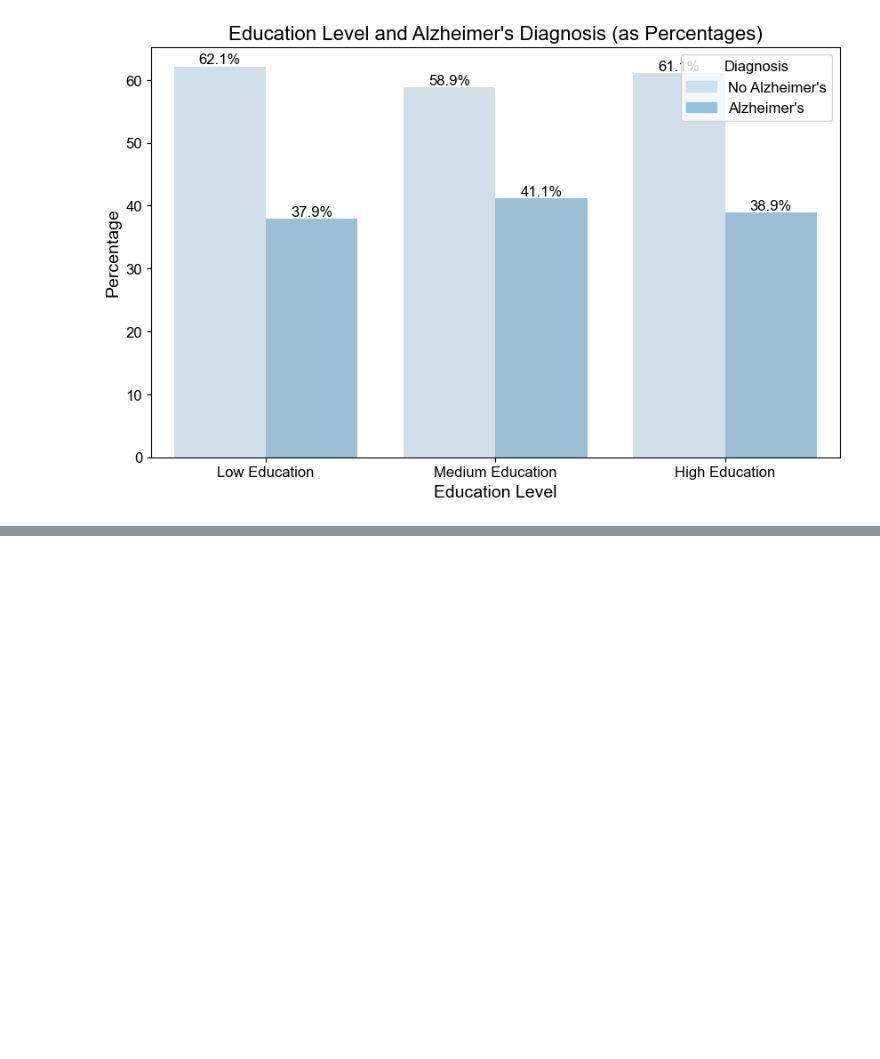
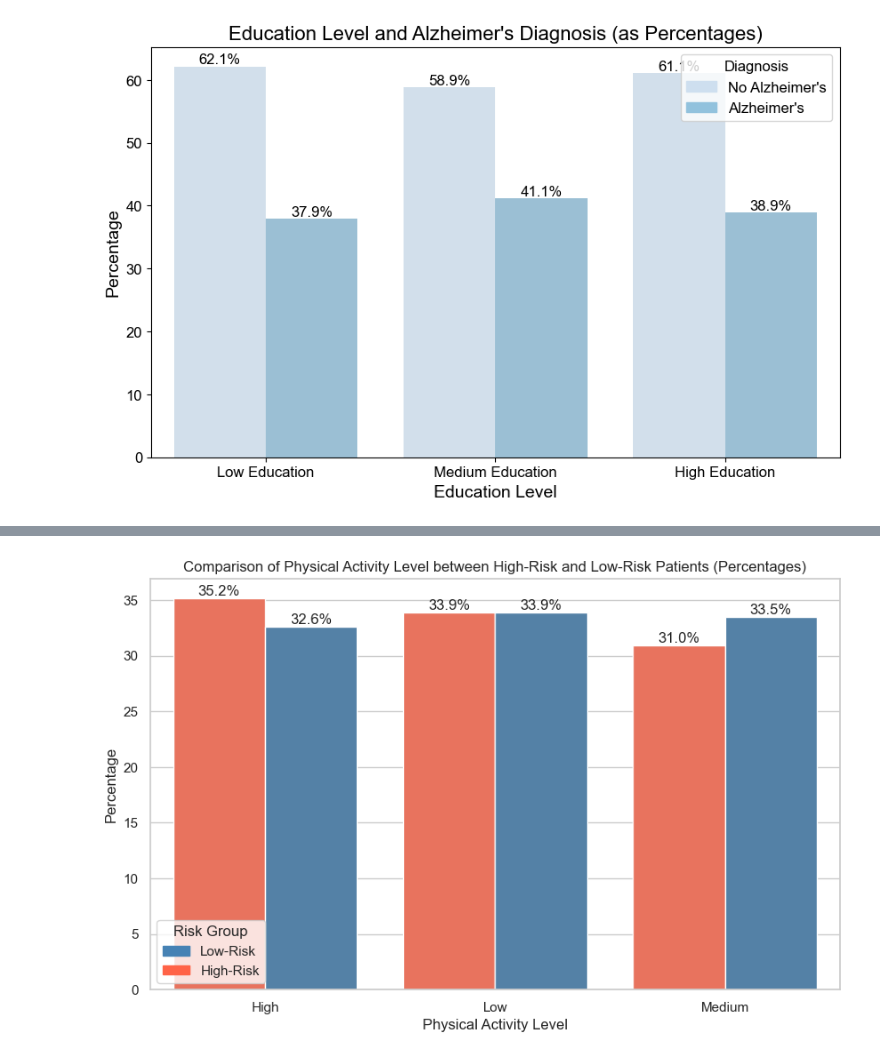
Before and after one commit to niikpakpobrown/HIS-Final-Project, a Jupyter notebook: EDA.ipynb, the cells around one changed output, grey strips where cells are left out. Saved outputs shown, nothing was run; the diff lists cells and outputs as text; code cells hidden in the pictures; blank space fills up the shorter version.

```diff
--- a/EDA.ipynb
+++ b/EDA.ipynb
@@ -636,0 +693,79 @@ plt.show()
+# %%
+
+# Filter high-risk and low-risk patients based on Alzheimer's Diagnosis
+high_risk = df[df["Alzheimer's Diagnosis"] == 'Yes']
+low_risk = df[df["Alzheimer's Diagnosis"] == 'No']
+
+# Add a new column to indicate Risk
+high_risk['Risk'] = 'High-Risk'
+low_risk['Risk'] = 'Low-Risk'
+
+# Combine both high-risk and low-risk data for easy comparison
+combined_df = pd.concat([high_risk[['Physical Activity Level', 'Sleep Quality', 'Risk']],
+                         low_risk[['Physical Activity Level', 'Sleep Quality', 'Risk']]])
+
+# Set the plot style
+sns.set(style="whitegrid")
+
+# Calculate the percentage of each category within each Risk group for Physical Activity Level
+activity_counts = combined_df.groupby(['Physical Activity Level', 'Risk']).size().reset_index(name='Count')
+activity_total = activity_counts.groupby('Risk')['Count'].transform('sum')
+activity_counts['Percentage'] = (activity_counts['Count'] / activity_total) * 100
+
+# Plot Physical Activity Level by Risk Group (as percentages)
+plt.figure(figsize=(10, 6))
+sns.barplot(
+    data=activity_counts,
+    x='Physical Activity Level',
+    y='Percentage',
+    hue='Risk',
+    palette={'High-Risk': '#FF6347', 'Low-Risk': '#4682B4'}  # Different colors for High and Low risk
+)
+
+# Add bar labels showing percentages
+for container in plt.gca().containers:
+    plt.bar_label(container, fmt='%.1f%%')
+
+# Title and labels
+plt.title("Comparison of Physical Activity Level between High-Risk and Low-Risk Patients (Percentages)")
+plt.xlabel('Physical Activity Level')
+plt.ylabel('Percentage')
+
+# Custom legend for Risk group
+No_patch = mpatches.Patch(color='#4682B4', label="Low-Risk")
+Yes_patch = mpatches.Patch(color='#FF6347', label="High-Risk")
+plt.legend(handles=[No_patch, Yes_patch], title="Risk Group")
+
+# Show plot
+plt.show()
+
+# Calculate the percentage of each category within each Risk group for Sleep Quality
+sleep_counts = combined_df.groupby(['Sleep Quality', 'Risk']).size().reset_index(name='Count')
+sleep_total = sleep_counts.groupby('Risk')['Count'].transform('sum')
+sleep_counts['Percentage'] = (sleep_counts['Count'] / sleep_total) * 100
+
+# Plot Sleep Quality by Risk Group (as percentages)
+plt.figure(figsize=(10, 6))
+sns.barplot(
+    data=sleep_counts,
+    x='Sleep Quality',
+    y='Percentage',
+    hue='Risk',
+    palette={'High-Risk': '#FF6347', 'Low-Risk': '#4682B4'}  # Different colors for High and Low risk
+)
+
+# Add bar labels showing percentages
+for container in plt.gca().containers:
+    plt.bar_label(container, fmt='%.1f%%')
+
+# Title and labels
+plt.title("Comparison of Sleep Quality between High-Risk and Low-Risk Patients (Percentages)")
+plt.xlabel('Sleep Quality')
+plt.ylabel('Percentage')
+
+# Custom legend for Risk group
+plt.legend(handles=[No_patch, Yes_patch], title="Risk Group")
+
+# Show plot
+plt.show()
+# %% [output]
@@ -636,0 +782 @@ plt.show()
+[figure, added]
```
Also changed, not shown: parts of 8 cells of this notebook, 1 other file.
